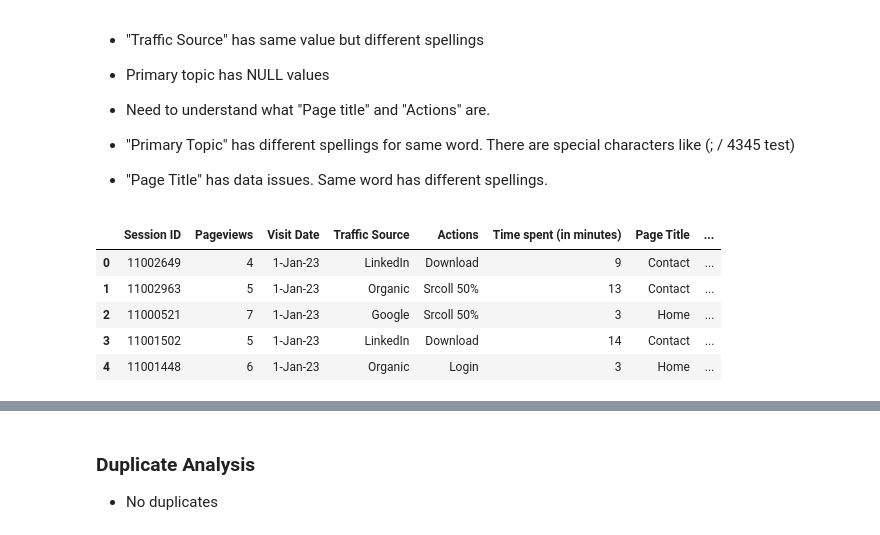
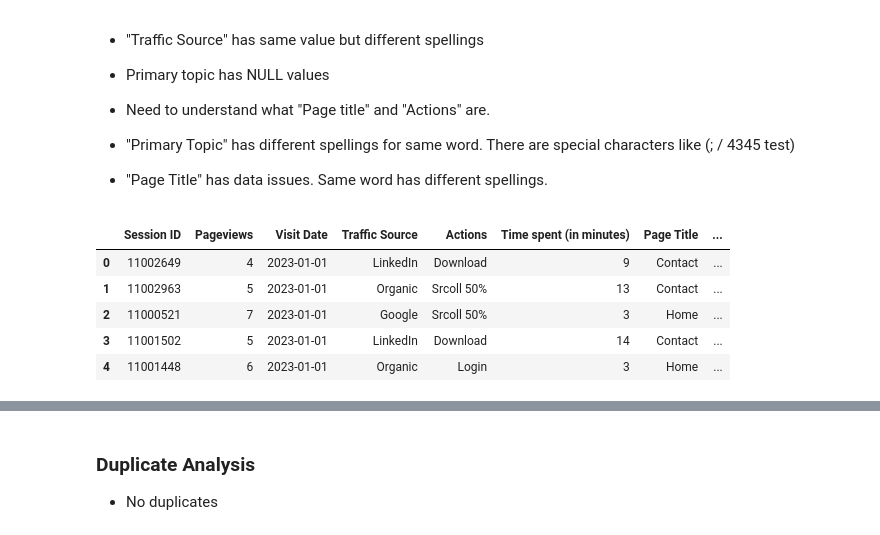
Before and after one commit to dsu1na/mi_jpmc_assignment, a Jupyter notebook: exploratory_analysis/web_traffic.ipynb, the cells around one changed output, grey strips where cells are left out. Saved outputs shown, nothing was run; the diff lists cells and outputs as text; code cells hidden in the pictures.

```diff
--- a/exploratory_analysis/web_traffic.ipynb
+++ b/exploratory_analysis/web_traffic.ipynb
@@ -21,15 +21,15 @@
 import pandas as pd
 # %%
 web_path = "../data/Web_Traffic.csv"
-web_df = pd.read_csv(web_path)
+web_df = pd.read_csv(web_path, parse_dates=["Visit Date"])
 web_df.head()
 # %% [output]
 |  | Session ID | Pageviews | Visit Date | Traffic Source | Actions | Time spent (in minutes) | Page Title | ... |
-| 0 | 11002649 | 4 | 1-Jan-23 | LinkedIn | Download | 9 | Contact | ... |
-| 1 | 11002963 | 5 | 1-Jan-23 | Organic | Srcoll 50% | 13 | Contact | ... |
-| 2 | 11000521 | 7 | 1-Jan-23 | Google | Srcoll 50% | 3 | Home | ... |
-| 3 | 11001502 | 5 | 1-Jan-23 | LinkedIn | Download | 14 | Contact | ... |
-| 4 | 11001448 | 6 | 1-Jan-23 | Organic | Login | 3 | Home | ... |
+| 0 | 11002649 | 4 | 2023-01-01 | LinkedIn | Download | 9 | Contact | ... |
+| 1 | 11002963 | 5 | 2023-01-01 | Organic | Srcoll 50% | 13 | Contact | ... |
+| 2 | 11000521 | 7 | 2023-01-01 | Google | Srcoll 50% | 3 | Home | ... |
+| 3 | 11001502 | 5 | 2023-01-01 | LinkedIn | Download | 14 | Contact | ... |
+| 4 | 11001448 | 6 | 2023-01-01 | Organic | Login | 3 | Home | ... |
 # %%
 web_df.dtypes
 # %% [output]
```
Also changed, not shown: parts of 24 cells of this notebook, 3 other files.
